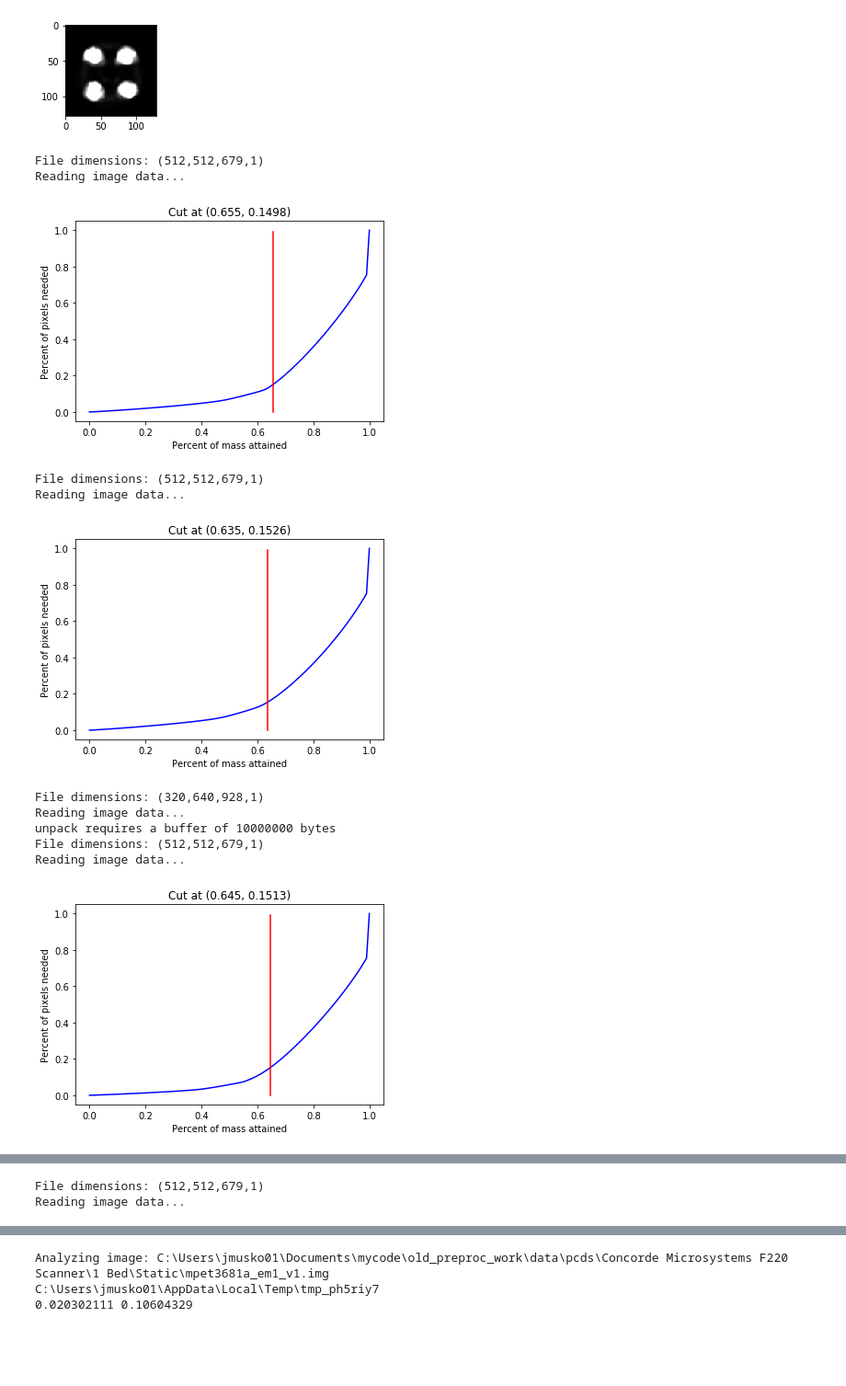
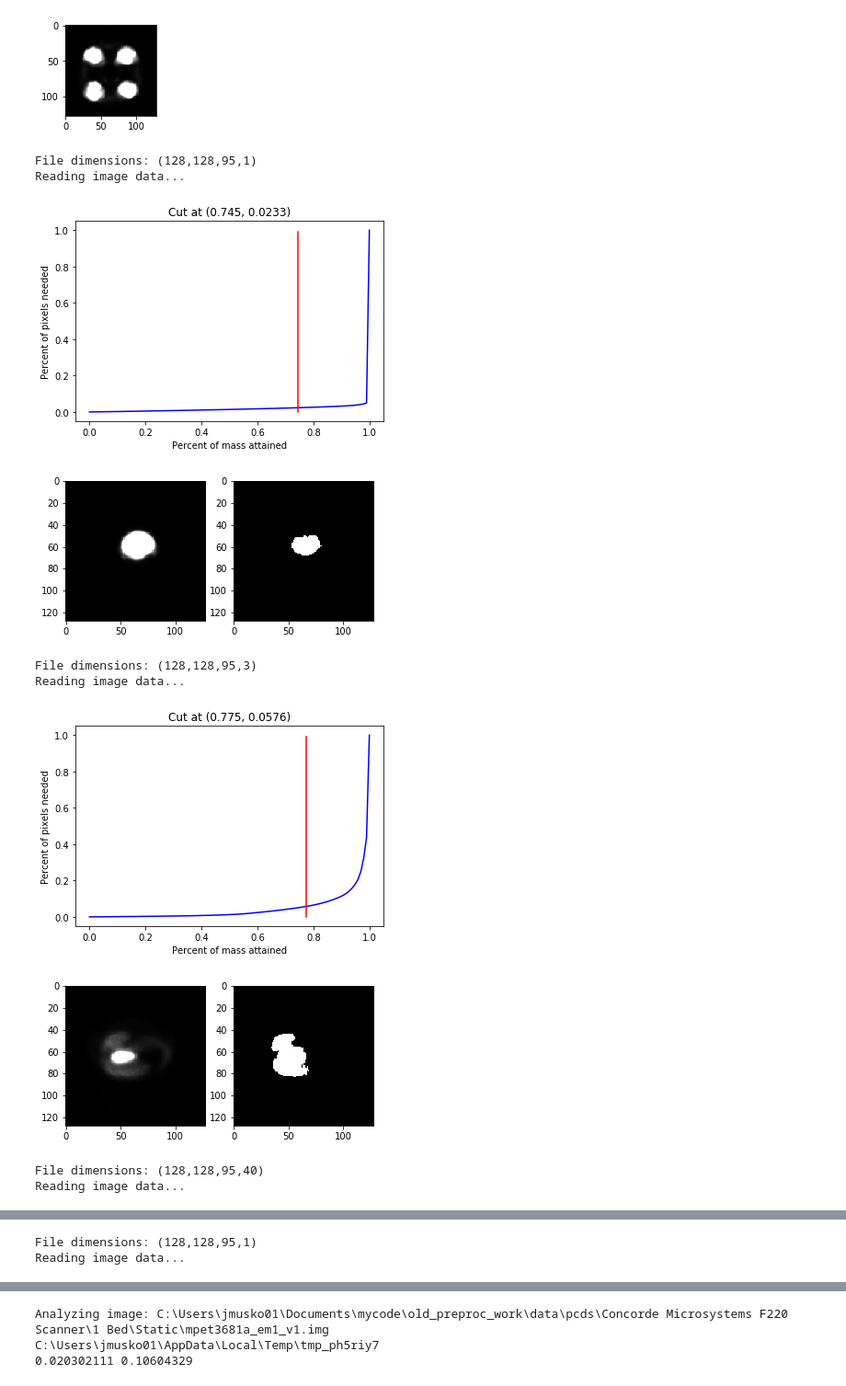
Before and after one commit to jackmuskopf/pet-ct-image-editor, a Jupyter notebook: Untitled.ipynb, the cells around one changed output, grey strips where cells are left out. Shown at 92% size. Drawn from its saved outputs; the diff is of its cells as text; code cells hidden in the pictures; blank space fills up the shorter version.

```diff
--- a/Untitled.ipynb
+++ b/Untitled.ipynb
@@ -179,7 +187,12 @@ plt.show()
 # %% [output]
 [figure]
 # %%
-for img in ct_imgs:
+for img in pet_imgs:
+#     alpha = 5
+#     beta = .5
+    alpha=1
+    beta=.6
+
     loaded = True
     try:
         tmat = get_mat(img)
@@ -189,46 +202,61 @@ for img in ct_imgs:
         print(e)
         loaded=False
 
 
     if loaded:
         dsres = tmat.copy()
 
         ds = 1
         while dsres.size > 17000:
             ds = ds*2
             dsres = dsres[::2,::2]
 
         percents = np.arange(1,100)*.01
         results = [(0,0)]+get_mass(dsres,percents)+[(1.0,1.0)]  # add 0,0 and 1,1 since we know these pts exist
         txvals,tyvals = zip(*results)
-        del dsres
-        del tmat
-        img.img_data = None
-        gc.collect()
+
 
 
         slope = 1#*(tyvals[-1]-tyvals[0])/(txvals[-1]-txvals[0])
-        ix = find_cutoff(txvals,tyvals)
+        ix = find_cutoff(txvals,tyvals, alpha=alpha,beta=beta)
         ycut = (tyvals[ix]+tyvals[ix+1])/2
         xcut = (txvals[ix]+txvals[ix+1])/2
         xcut,ycut = [round(it,4) for it in (xcut,ycut)]
         plt.plot(txvals,tyvals,'b')
         _vals = np.arange(min(tyvals),max(tyvals),.01)
         plt.plot([xcut for x in _vals],_vals,'r')
         plt.title('Cut at {}'.format((xcut,round(ycut,4))))
         plt.ylabel('Percent of pixels needed')
         plt.xlabel('Percent of mass attained')
         plt.show()
+
+        cutoff_percent = (1-ycut)*100
+
+        flt = tmat.flatten()
+        cutoff_value = np.percentile(flt,cutoff_percent)
+
+        tf = lambda x: int(x>cutoff_value)
+        vf = np.vectorize(tf)
+        binary_mat = vf(tmat)
+        fig = plt.figure()
+        iax = fig.add_subplot(121)
+        iax.imshow(tmat*4,clim=(0,1),cmap='gray')
+        iax2 = fig.add_subplot(122)
+        iax2.imshow(binary_mat,clim=(0,1),cmap='gray')
+        plt.show()
+
+        del dsres
+        del tmat
+        img.img_data = None
+        gc.collect()
 # %% [output]
-File dimensions: (512,512,679,1)
+File dimensions: (128,128,95,1)
 Reading image data...
-[figure, old version]
+[figure, new version]
+[figure, new version]
-File dimensions: (512,512,679,1)
+File dimensions: (128,128,95,3)
 Reading image data...
-[figure, old version]
+[figure, new version]
+[figure, added]
-File dimensions: (320,640,928,1)
+File dimensions: (128,128,95,40)
 Reading image data...
-unpack requires a buffer of 10000000 bytes
-File dimensions: (512,512,679,1)
-Reading image data...
-[figure, old version]
@@ -235,2 +265,2 @@ Reading image data...
-File dimensions: (512,512,679,1)
+File dimensions: (128,128,95,1)
 Reading image data...
```
Also changed, not shown: parts of 3 cells of this notebook, 1 other file.
